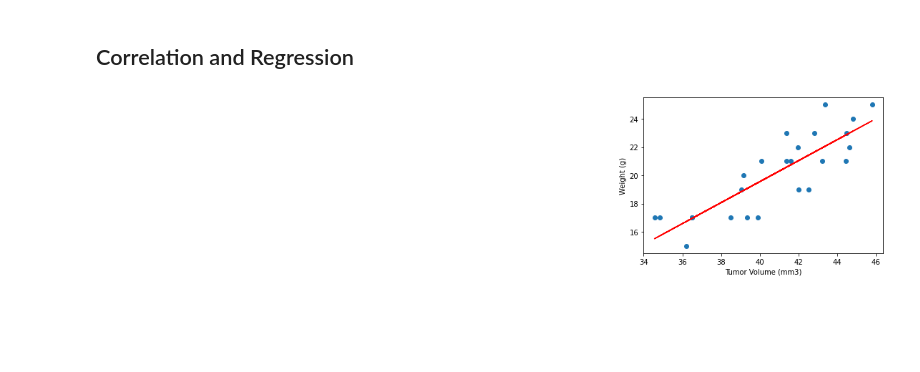
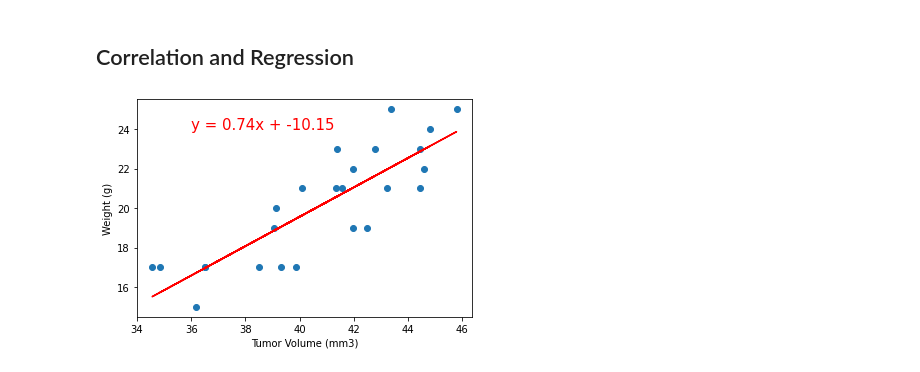
Before and after one commit to BrookAnn/Matplotlib_Homework, a Jupyter notebook: Pymaceuticals/pymaceuticals_starter.ipynb, the cells around one changed output. Saved outputs shown, nothing was run; the diff lists cells and outputs as text; code cells hidden in the pictures.

```diff
--- a/Pymaceuticals/pymaceuticals_starter.ipynb
+++ b/Pymaceuticals/pymaceuticals_starter.ipynb
@@ -291,16 +291,16 @@ plt.scatter(Merge_Average['Tumor Volume (mm3)'], Merge_Average['Weight (g)'])
 # %%
 # Calculate the correlation coefficient and linear regression model
 # for mouse weight and average tumor volume for the Capomulin regimen
 x_values = Merge_Average ['Tumor Volume (mm3)']
 y_values = Merge_Average['Weight (g)']
 (slope, intercept, rvalue, pvalue, stderr) = st.linregress(x_values, y_values)
 regress_values = x_values * slope + intercept
 line_eq = "y = " + str(round(slope,2)) + "x + " + str(round(intercept,2))
 plt.scatter(x_values,y_values)
 plt.plot(x_values,regress_values,"r-")
-plt.annotate(line_eq,(6,10),fontsize=15,color="red")
+plt.annotate(line_eq,(36,24),fontsize=15,color="red")
 plt.xlabel('Tumor Volume (mm3)')
 plt.ylabel('Weight (g)')
 plt.show()
 # %% [output]
-[figure, old version]
+[figure, new version]
```
